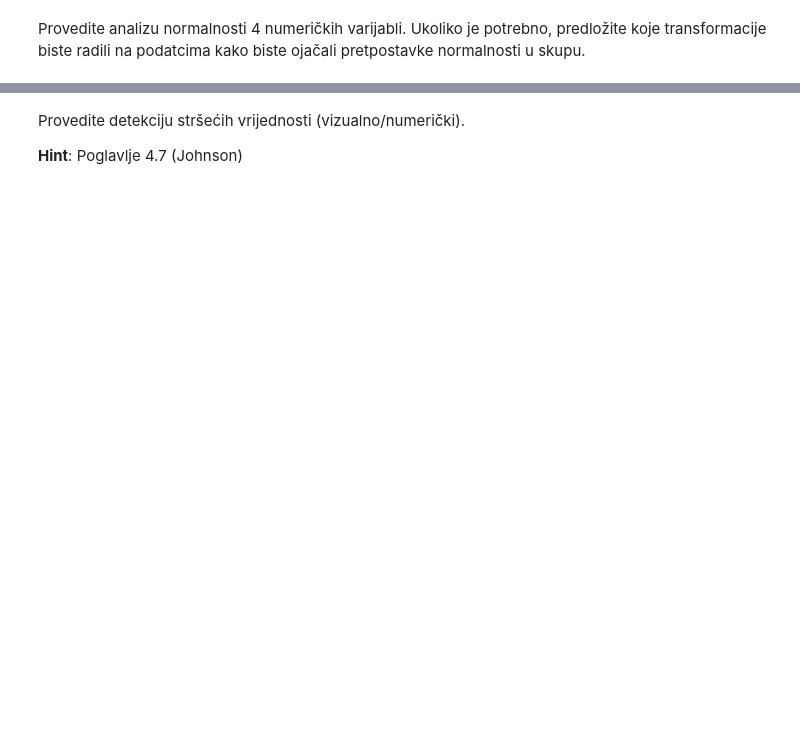
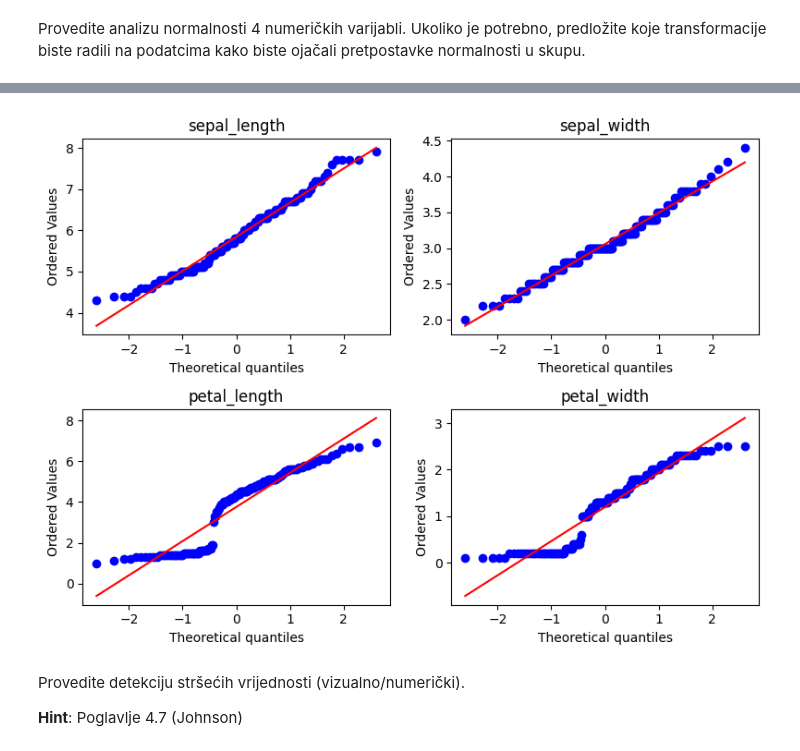
Before and after one commit to sskender/multivariate-data-analysis, a Jupyter notebook: 2023/lab1/SVEN_SKENDER_0036507654.ipynb, the cells around one changed output, grey strips where cells are left out. Saved outputs shown, nothing was run; the diff lists cells and outputs as text; code cells hidden in the pictures; blank space fills up the shorter version.

```diff
--- a/2023/lab1/SVEN_SKENDER_0036507654.ipynb
+++ b/2023/lab1/SVEN_SKENDER_0036507654.ipynb
@@ -391,3 +462,16 @@ Provedite analizu normalnosti 4 numeričkih varijabli. Ukoliko je potrebno, pred
+# %%
+fig, axes = plt.subplots(nrows=2, ncols=2, figsize=(8, 6))
+
+for i, var in enumerate(iris.columns[:-1]):
+    row = i // 2
+    col = i % 2
+    stats.probplot(iris[var], plot=axes[row, col])
+    axes[row, col].set_title(var)
+
+plt.tight_layout()
+plt.show()
+# %% [output]
+[figure, added]
 # %% [markdown]
 Provedite detekciju stršećih vrijednosti (vizualno/numerički).
 
```
Also changed, not shown: parts of 20 cells of this notebook, 1 other file.
